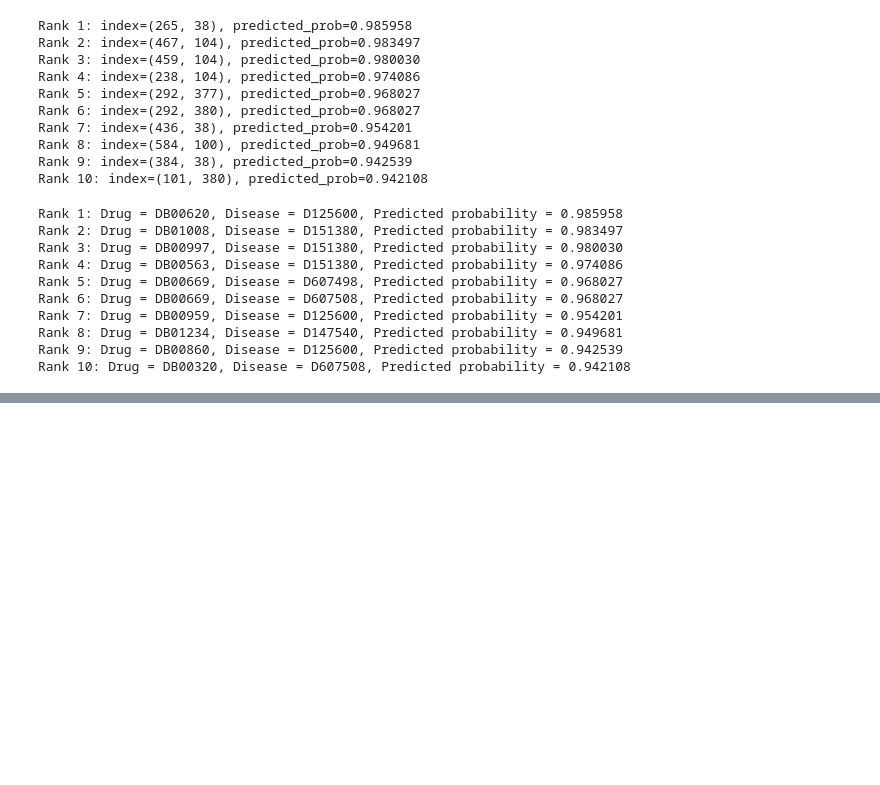
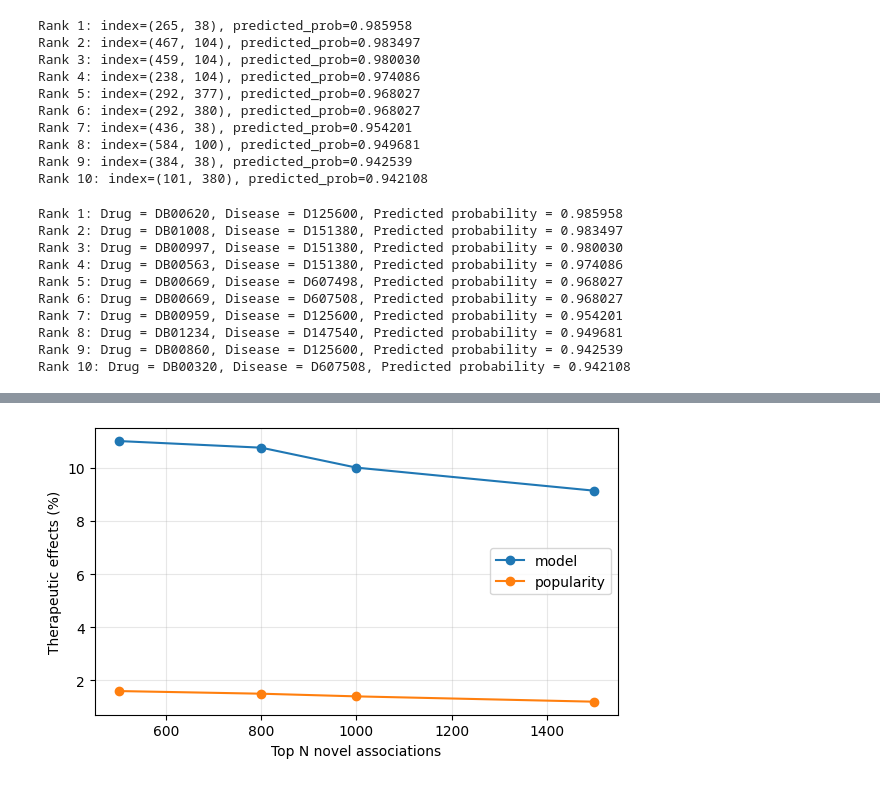
Before and after one commit to Sijianf/BVSIMC, a Jupyter notebook: scripts/realAnalysis/cdataset/selection_bissgl.ipynb, the cells around one changed output, grey strips where cells are left out. Saved outputs shown, nothing was run; the diff lists cells and outputs as text; code cells hidden in the pictures; blank space fills up the shorter version.

```diff
--- a/scripts/realAnalysis/cdataset/selection_bissgl.ipynb
+++ b/scripts/realAnalysis/cdataset/selection_bissgl.ipynb
@@ -461,0 +1199,12 @@ Rank 10: Drug = DB00320, Disease = D607508, Predicted probability = 0.942108
+# %%
+MANUAL_FIX = {
+    "DB08835": "C027172"
+    # "DB00619": "D000068877",   # imatinib
+}
+drug2mesh.update(MANUAL_FIX)
+
+still = [d for d, m in drug2mesh.items() if not m]
+print(
+    f"{len(still)} drugs still unmapped "
+    f"({len(still)/len(drug2mesh):.1%}): {still[:20]}"
+)
@@ -461,0 +1218,11 @@ Rank 10: Drug = DB00320, Disease = D607508, Predicted probability = 0.942108
+# %%
+USE_CHEMBL = False
+
+db2ind = {}
+if USE_CHEMBL and DRUG_KIND == "drugbank":
+    for k, db in enumerate(uniq_drugs, 1):
+        ch = vp.drugbank_to_chembl(db)
+        db2ind[db] = vp.chembl_indications(ch) if ch else {}
+        if k % 25 == 0:
+            print(f"  {k}/{len(uniq_drugs)}")
+    print("done")
@@ -461,0 +1461,21 @@ Rank 10: Drug = DB00320, Disease = D607508, Predicted probability = 0.942108
+# %%
+# Same curve for the popularity baseline. This is the plot to put in the paper.
+pop_global = top_pairs(pop, Y_arr, drug_ids, disease_ids, n=GLOBAL_N, per_drug=False)
+pop_global_res = verify(pop_global, drug2mesh, dis2mesh, drug_names)
+
+import matplotlib.pyplot as plt
+
+fig, ax = plt.subplots(figsize=(6, 3.6))
+for label, frame in [
+    ("model", prec_df),
+    ("popularity", precision_at_n(pop_global_res)),
+]:
+    ax.plot(frame.N, frame.precision * 100, marker="o", label=label)
+ax.set_xlabel("Top N novel associations")
+ax.set_ylabel("Therapeutic effects (%)")
+ax.legend()
+ax.grid(alpha=0.3)
+plt.tight_layout()
+plt.show()
+# %% [output]
+[figure, added]
```
Also changed, not shown: parts of 114 cells of this notebook, 7 other files.
